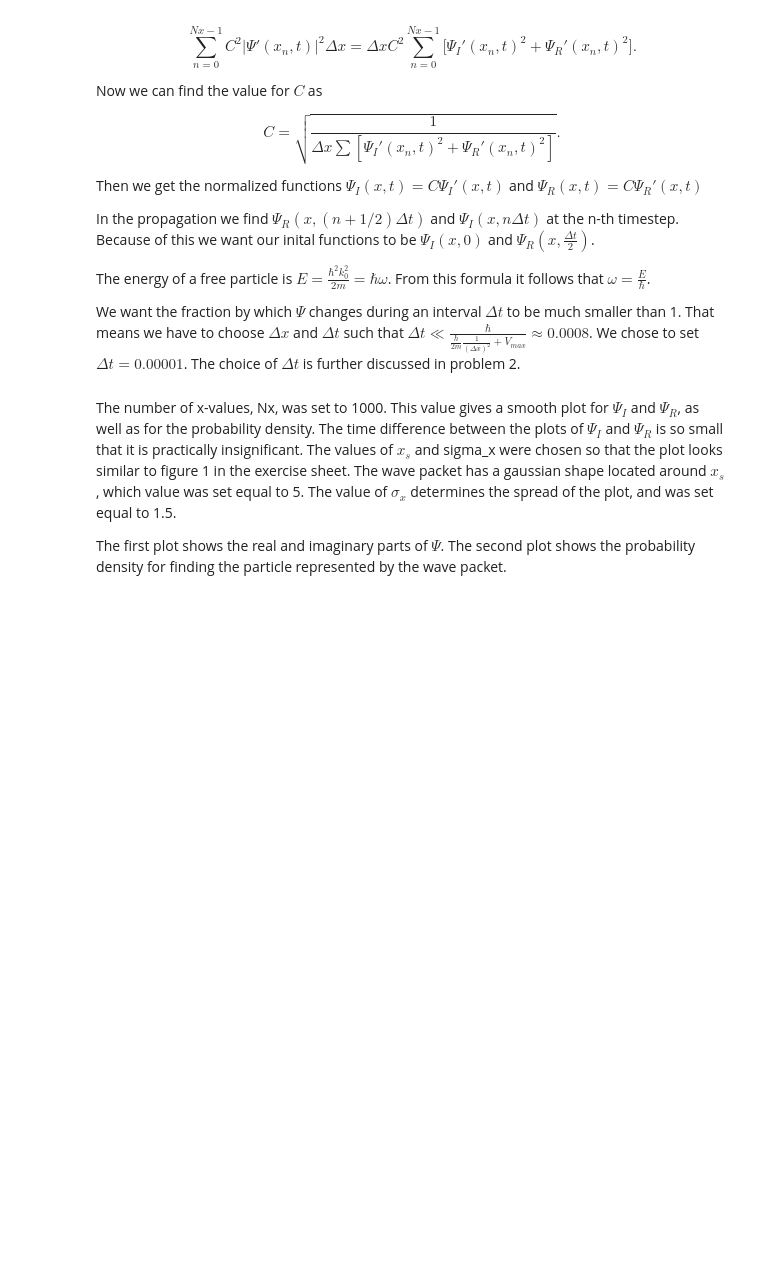
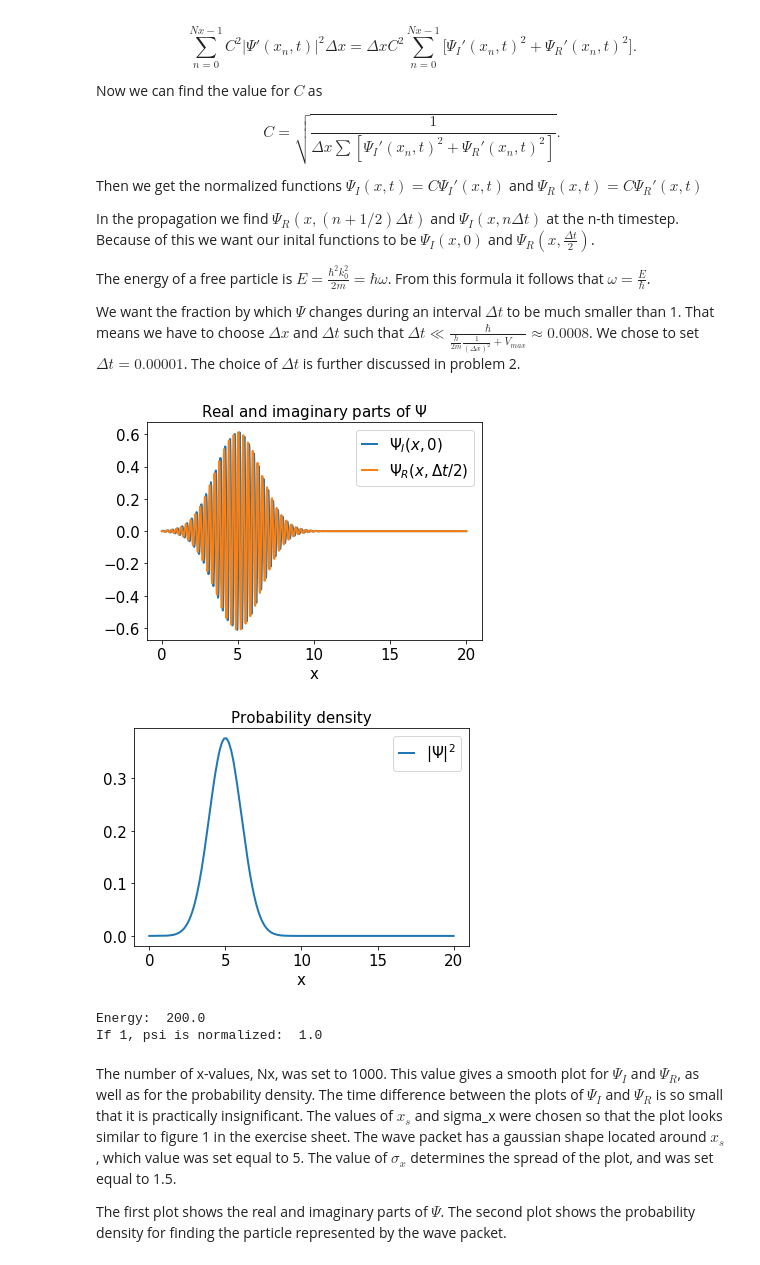
Before and after one commit to sigriaun/kvantastisk, a Jupyter notebook: numerical_exercise.ipynb, the cells around one changed output. Drawn from its saved outputs; the diff is of its cells as text; code cells hidden in the pictures; blank space fills up the shorter version.

```diff
--- a/numerical_exercise.ipynb
+++ b/numerical_exercise.ipynb
@@ -138,36 +112,40 @@ delta_t=0.00001
 delta_x= L/(Nx-1)
 
 #making a array of x-values from 0 to L
 x=np.linspace(0,L,Nx)
 
 #Calculating E and omega from the given formulas
 E=(h_bar*k_0)**2/(2*m)
 omega=E/h_bar
 
 #making arrays of initial values of psi_r(x,delta_t/2) and psi_i(x,0)
 psi_i,psi_r = initvalues(x,sigma_x,delta_x,delta_t)
 
 #plotting
 plt.title('Real and imaginary parts of $\Psi$')
 plt.plot(x,psi_i,label=r'$\Psi_I(x,0)$')
 plt.plot(x,psi_r,label=r'$\Psi_R(x,\Delta t /2)$')
 plt.legend()
 plt.xlabel('x')
 plt.show()
 
-#finding an plotting the probability
-"""ettersom vi har så liten delta_t, kanskje vi kan bruke de psi-ene vi har funnet????"""
+#finding and plotting the probability
 plt.title("Probability density")
 psi_squared=psi_i**2+psi_r**2
 plt.plot(x,psi_squared,label=r'$|\Psi|^2$')
 plt.xlabel('x')
 plt.legend()
 plt.show()
 
-#printig energy
+#printing the energy
 print("Energy: ", E)
 #Checking the normalization
 print("If 1, psi is normalized: ",np.sum(psi_squared)*delta_x)
+# %% [output]
+[figure, added]
+[figure, added]
+Energy:  200.0
+If 1, psi is normalized:  1.0
 # %% [markdown]
 The number of x-values, Nx, was set to 1000. This value gives a smooth plot for $\Psi_I$ and $\Psi_R$, as well as for the probability density. The time difference between the plots of $\Psi_I$ and $\Psi_R$ is so small that it is practically insignificant. The values of $x_s$ and sigma_x were chosen so that the plot looks similar to figure 1 in the exercise sheet. The wave packet has a gaussian shape located around $x_s$, which value was set equal to 5. The value of $\sigma_x$ determines the spread of the plot, and was set equal to 1.5.
 
```
Also changed, not shown: parts of 8 cells of this notebook.
